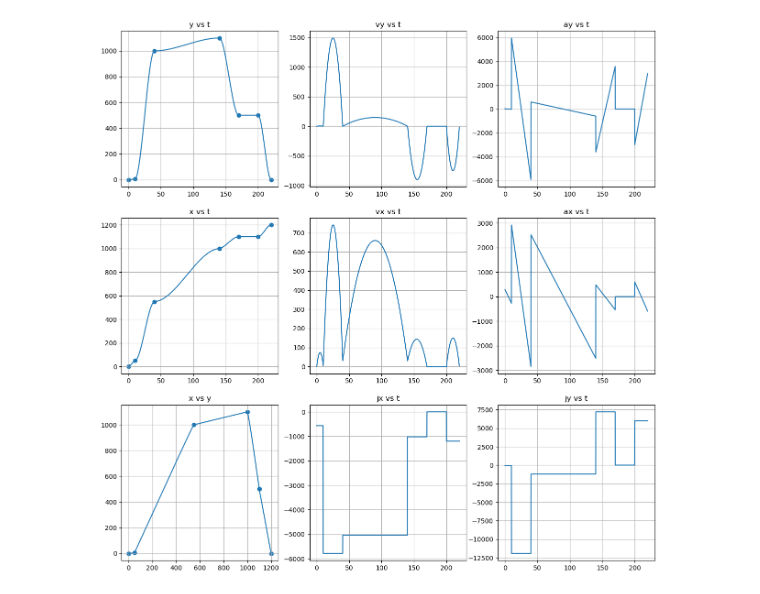
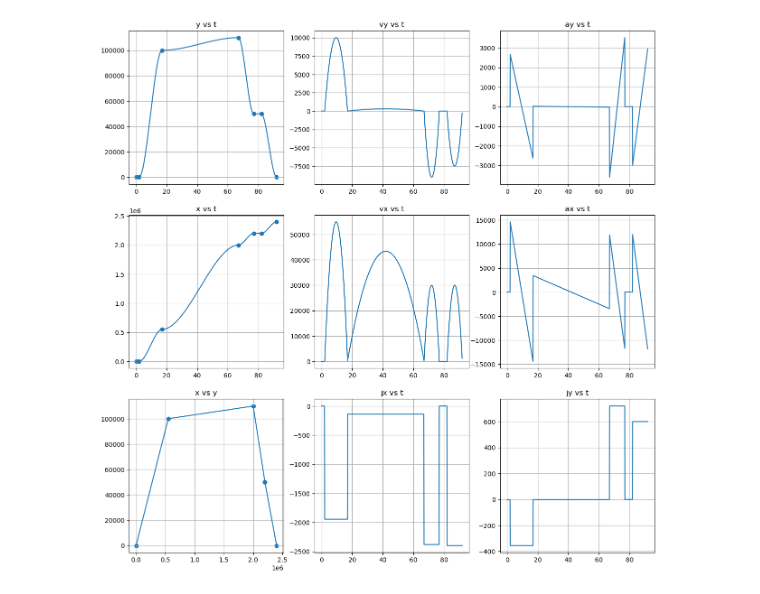
Before and after one commit to NathanielHargan/UAV_Optimization, a Jupyter notebook: PlotProfiles.ipynb, the cells around one changed output. Cells and saved outputs as stored; diff of their text form; code cells hidden in the pictures.

```diff
--- a/PlotProfiles.ipynb
+++ b/PlotProfiles.ipynb
@@ -7,15 +7,15 @@ from Scripts.drone_forces import DroneForces
 
 m1 = MissionProfile("m1", 1, 1, 0)
 
-m1.add_segment("takeoff",10,50,5,5,1)
-m1.add_segment("climb",30,550,1000,30,1)
-m1.add_segment("cruise",100,1000,1100,30,1)
-m1.add_segment("descent",30,1100,500,0,0)
-m1.add_segment("loiter",30,1100,500,0,0)
-m1.add_segment("land",20,1200,0,0,0)
+m1.add_segment("takeoff",2,0,2,0,1)
+m1.add_segment("climb",15,550000,100000,300,0)
+m1.add_segment("cruise",50,2000000,110000,300,0)
+m1.add_segment("descent",10,2200000,50000,0,0)
+m1.add_segment("loiter",5,2200000,50000,0,0)
+m1.add_segment("land",10,2400000,0,0,0)
 
 
-list_t = np.arange(0, 220, 0.1)
+list_t = np.arange(0, m1.t_values[-1], 0.1)
 
 x = np.zeros(len(list_t))
 y = np.zeros(len(list_t))
@@ -25,12 +25,9 @@ a_x = np.zeros(len(list_t))
 a_y = np.zeros(len(list_t))
 j_x = np.zeros(len(list_t))
 j_y = np.zeros(len(list_t))
-thrust_y = np.zeros(len(list_t))
-drag_y = np.zeros(len(list_t))
 
 for i, t in enumerate(list_t):
     x_result, y_result, name = m1.time_solve(t)
-    thrust_y, drag_y = m1.time_solve(t)
     x[i] = x_result[0]
     y[i] = y_result[0]
     v_x[i] = x_result[1]
@@ -58,34 +55,34 @@ axs[1,0].grid()
 
 axs[2,0].set_title("x vs y")
 axs[2,0].plot(x, y)
 axs[2,0].scatter(m1.x_coords,m1.y_coords)
 axs[2,0].grid()
 
 axs[0,1].set_title("vy vs t")
 axs[0,1].plot(list_t, v_y)
 axs[0,1].grid()
 
 axs[1,1].set_title("vx vs t")
 axs[1,1].plot(list_t, v_x)
 axs[1,1].grid()
 
 axs[2,1].set_title("jx vs t")
 axs[2,1].plot(list_t, j_x)
 axs[2,1].grid()
 
 axs[0,2].set_title("ay vs t")
 axs[0,2].plot(list_t, a_y)
 axs[0,2].grid()
 
 axs[1,2].set_title("ax vs t")
 axs[1,2].plot(list_t, a_x)
 axs[1,2].grid()
 
 axs[2,2].set_title("jy vs t")
 axs[2,2].plot(list_t, j_y)
 axs[2,2].grid()
 # %% [output]
-[figure, old version]
+[figure, new version]
 # %%
 # Determine masses; moments of inertia; and surface area (for drag)
 
```
Also changed, not shown: 11 other files.
